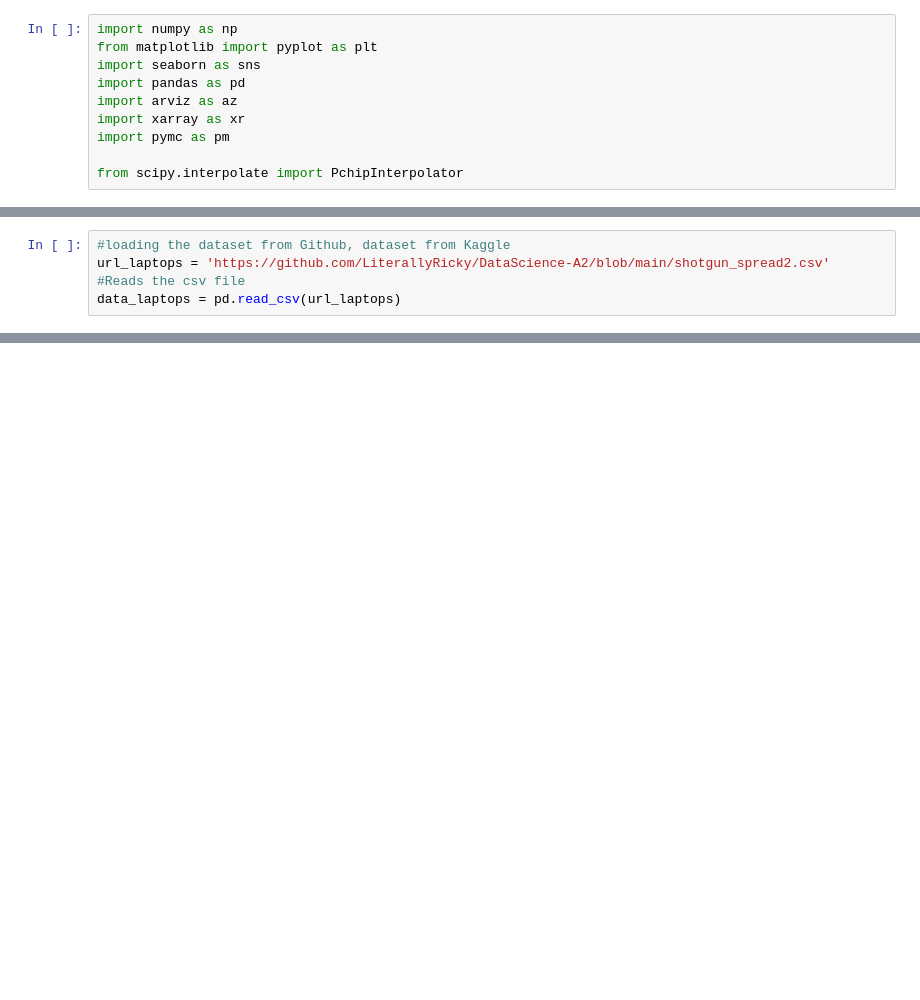
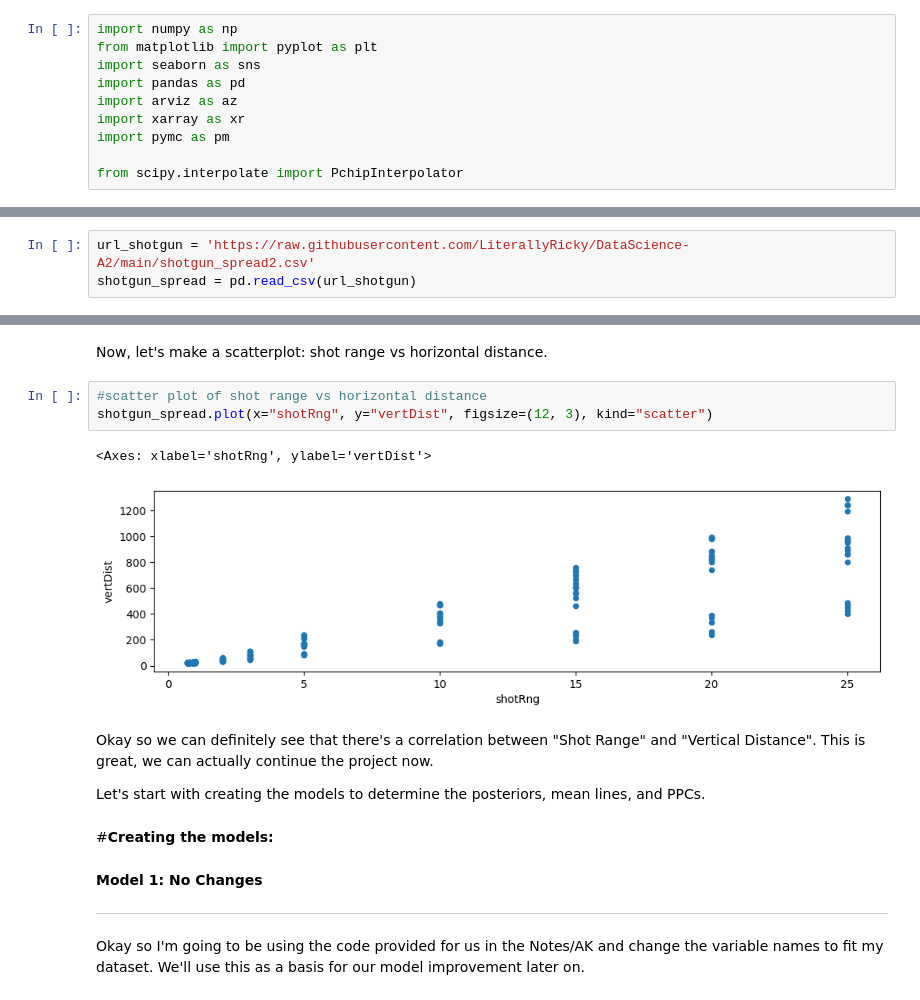
Before and after one commit to LiterallyRicky/DataScience-A2, a Jupyter notebook: Rick_RiveU5proj.ipynb, the cells around one changed output, grey strips where cells are left out. Saved outputs shown, nothing was run; the diff lists cells and outputs as text; blank space fills up the shorter version.

```diff
--- a/Rick_RiveU5proj.ipynb
+++ b/Rick_RiveU5proj.ipynb
@@ -15,5 +37,3 @@ from scipy.interpolate import PchipInterpolator
 # %%
-#loading the dataset from Github, dataset from Kaggle
-url_laptops = 'https://github.com/LiterallyRicky/DataScience-A2/blob/main/shotgun_spread2.csv'
-#Reads the csv file
-data_laptops = pd.read_csv(url_laptops)
+url_shotgun = 'https://raw.githubusercontent.com/LiterallyRicky/DataScience-A2/main/shotgun_spread2.csv'
+shotgun_spread = pd.read_csv(url_shotgun)
@@ -21,0 +56,21 @@ ParserError: Error tokenizing data. C error: Expected 1 fields in line 42, saw 2
+# %% [markdown]
+Now, let's make a scatterplot: shot range vs horizontal distance.
+# %%
+#scatter plot of shot range vs horizontal distance
+shotgun_spread.plot(x="shotRng", y="vertDist", figsize=(12, 3), kind="scatter")
+# %% [output]
+<Axes: xlabel='shotRng', ylabel='vertDist'>
+[figure, added]
+# %% [markdown]
+Okay so we can definitely see that there's a correlation between "Shot Range" and "Vertical Distance". This is great, we can actually continue the project now.
+
+Let's start with creating the models to determine the posteriors, mean lines, and PPCs.
+# %% [markdown]
+#**Creating the models:**
+# %% [markdown]
+**Model 1: No Changes**
+
+
+---
+# %% [markdown]
+Okay so I'm going to be using the code provided for us in the Notes/AK and change the variable names to fit my dataset. We'll use this as a basis for our model improvement later on.
```
Also changed, not shown: parts of 72 cells of this notebook.
